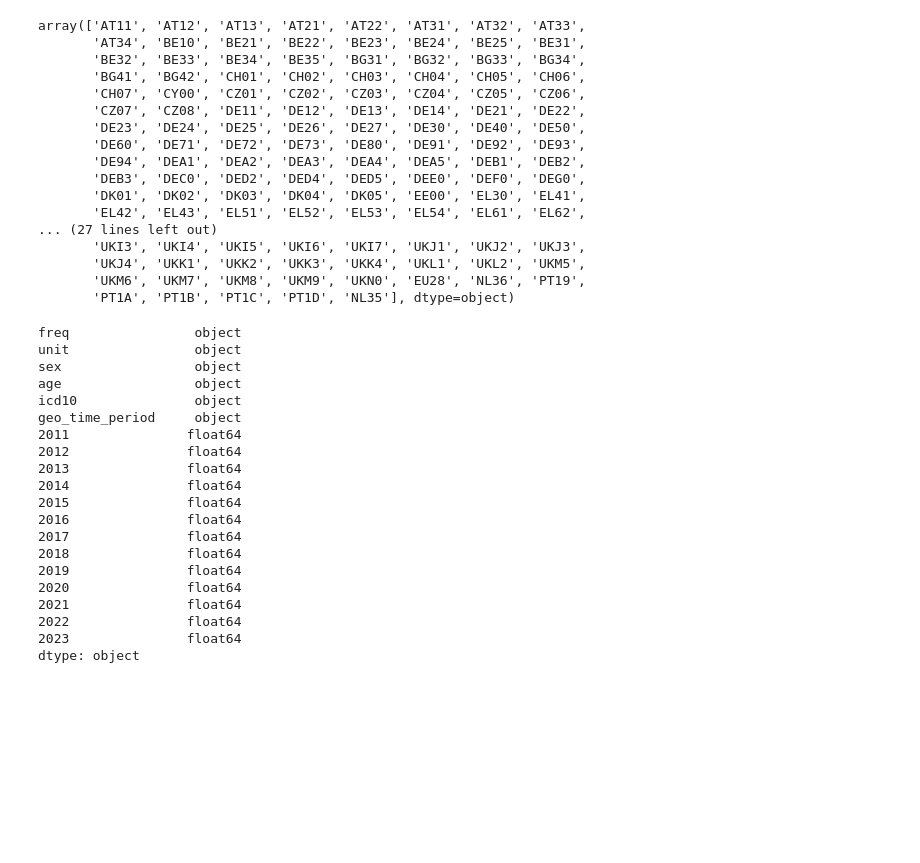
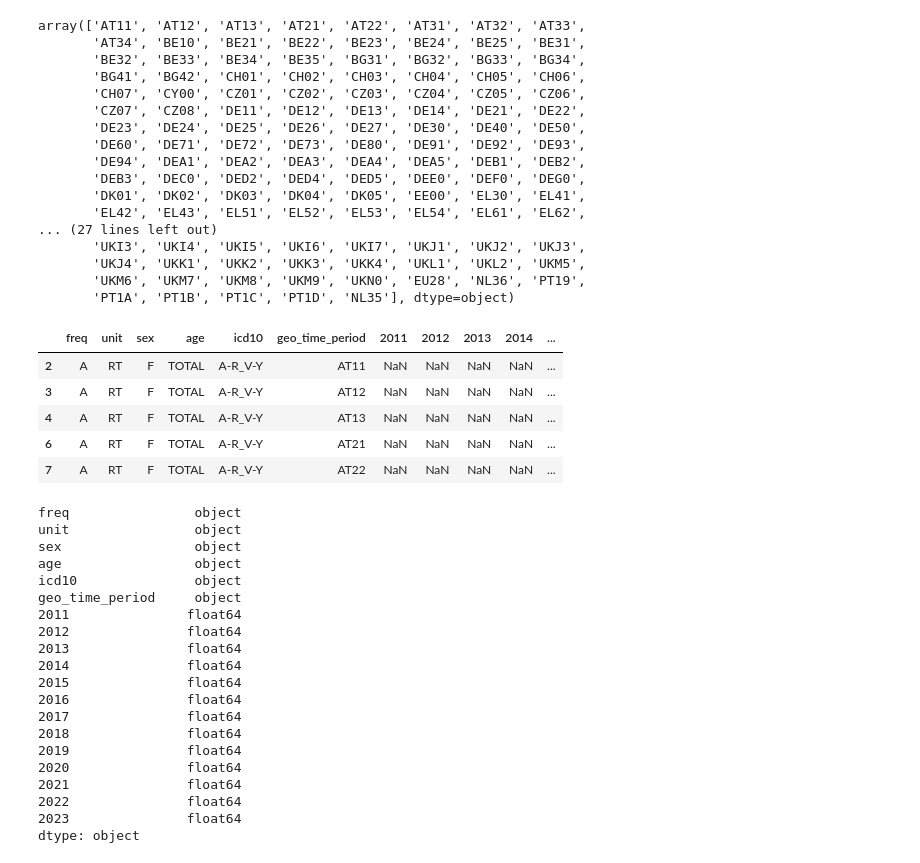
Before and after one commit to bibianglez/Final_project, a Jupyter notebook: notebooks/sickness_notebook.ipynb, the cells around one changed output. Cells and saved outputs as stored; diff of their text form; code cells hidden in the pictures; blank space fills up the shorter version.

```diff
--- a/notebooks/sickness_notebook.ipynb
+++ b/notebooks/sickness_notebook.ipynb
@@ -143,6 +179,15 @@ array(['AT11', 'AT12', 'AT13', 'AT21', 'AT22', 'AT31', 'AT32', 'AT33',
        'UKJ4', 'UKK1', 'UKK2', 'UKK3', 'UKK4', 'UKL1', 'UKL2', 'UKM5',
        'UKM6', 'UKM7', 'UKM8', 'UKM9', 'UKN0', 'EU28', 'NL36', 'PT19',
        'PT1A', 'PT1B', 'PT1C', 'PT1D', 'NL35'], dtype=object)
+# %%
+df_mortality_nuts2.head()
+# %% [output]
+|  | freq | unit | sex | age | icd10 | geo_time_period | 2011 | 2012 | 2013 | 2014 | ... |
+| 2 | A | RT | F | TOTAL | A-R_V-Y | AT11 | NaN | NaN | NaN | NaN | ... |
+| 3 | A | RT | F | TOTAL | A-R_V-Y | AT12 | NaN | NaN | NaN | NaN | ... |
+| 4 | A | RT | F | TOTAL | A-R_V-Y | AT13 | NaN | NaN | NaN | NaN | ... |
+| 6 | A | RT | F | TOTAL | A-R_V-Y | AT21 | NaN | NaN | NaN | NaN | ... |
+| 7 | A | RT | F | TOTAL | A-R_V-Y | AT22 | NaN | NaN | NaN | NaN | ... |
 # %%
 df_mortality_nuts2.dtypes
 # %% [output]
```
Also changed, not shown: parts of 14 cells of this notebook, 7 other files.
